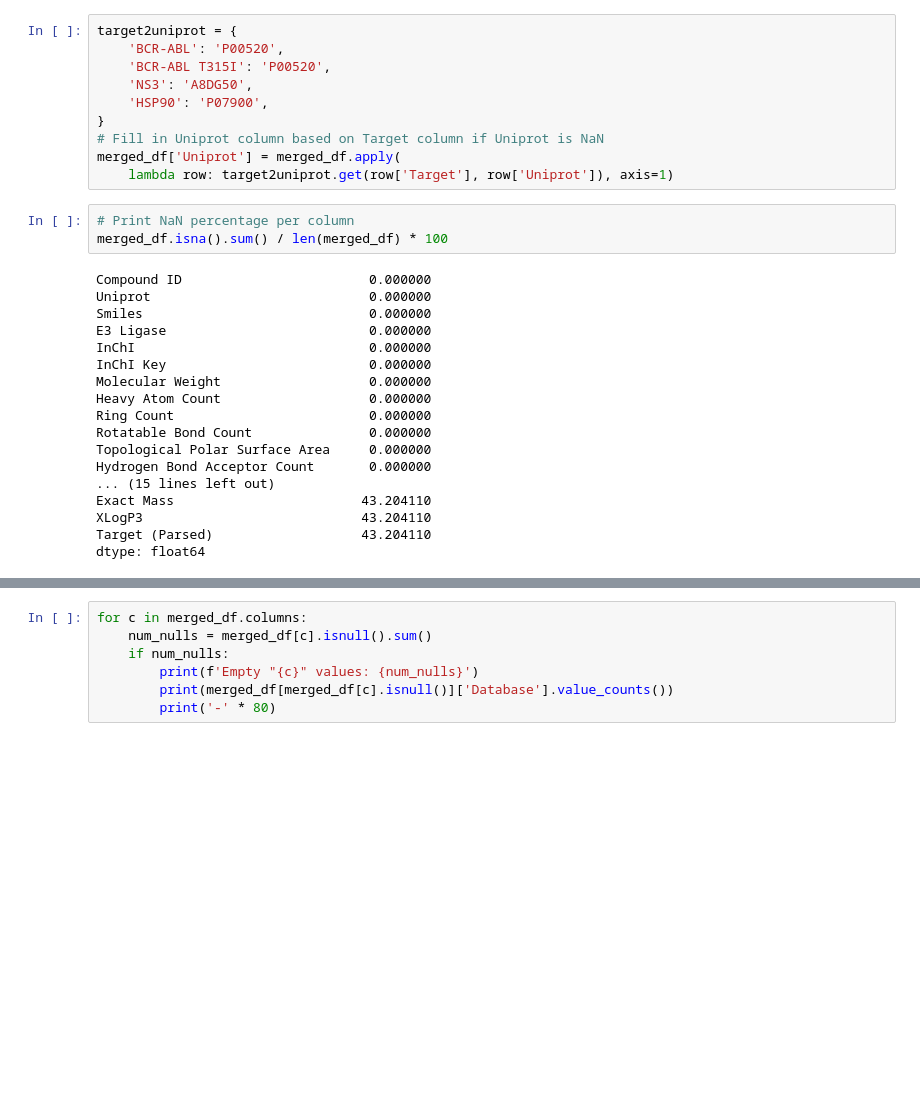
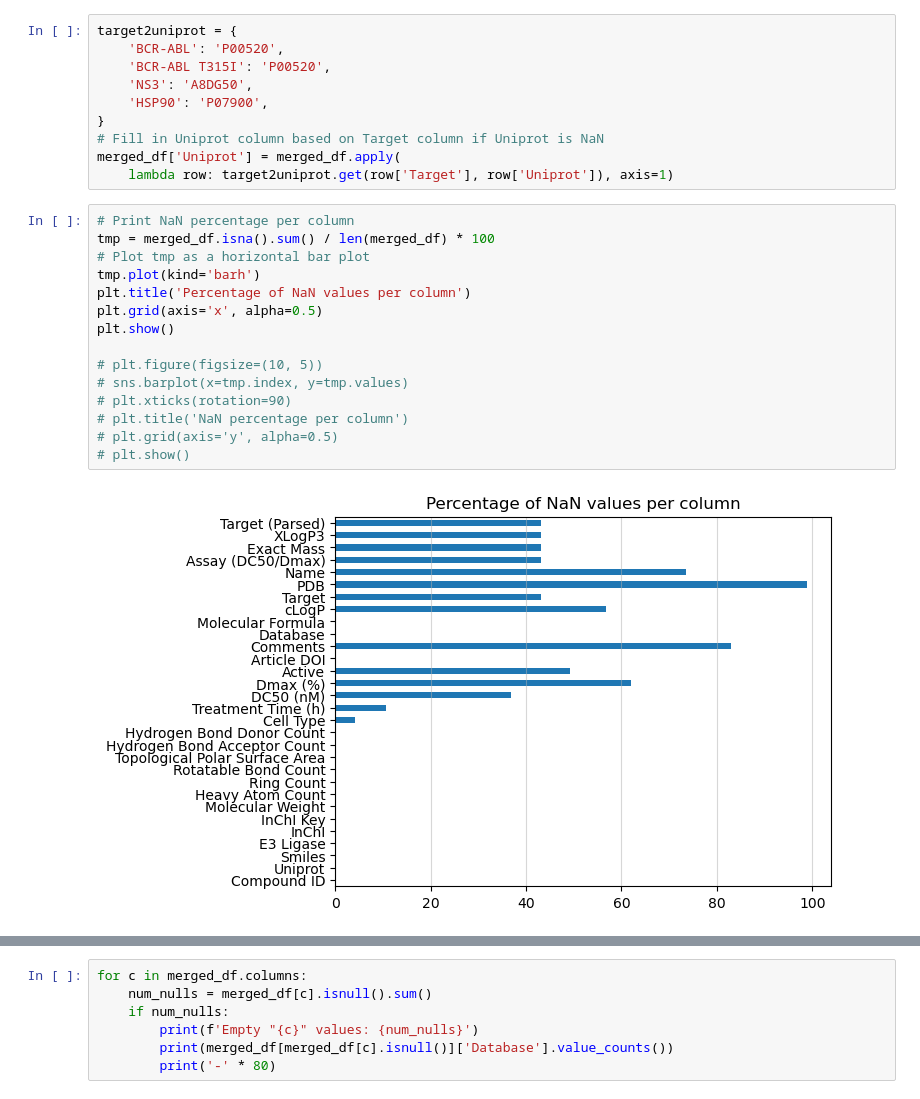
Before and after one commit to ribesstefano/PROTAC-Degradation-Predictor, a Jupyter notebook: notebooks/data_curation.ipynb, the cells around one changed output, grey strips where cells are left out. Saved outputs shown, nothing was run; the diff lists cells and outputs as text; blank space fills up the shorter version.

```diff
--- a/notebooks/data_curation.ipynb
+++ b/notebooks/data_curation.ipynb
@@ -899,24 +907,20 @@ target2uniprot = {
 # Fill in Uniprot column based on Target column if Uniprot is NaN
 merged_df['Uniprot'] = merged_df.apply(
     lambda row: target2uniprot.get(row['Target'], row['Uniprot']), axis=1)
-# %%
-# Print NaN percentage per column
-merged_df.isna().sum() / len(merged_df) * 100
-# %% [output]
-Compound ID                        0.000000
-Uniprot                            0.000000
-Smiles                             0.000000
-E3 Ligase                          0.000000
-InChI                              0.000000
-InChI Key                          0.000000
-Molecular Weight                   0.000000
-Heavy Atom Count                   0.000000
-Ring Count                         0.000000
-Rotatable Bond Count               0.000000
-Topological Polar Surface Area     0.000000
-Hydrogen Bond Acceptor Count       0.000000
-... (15 lines left out)
-Exact Mass                        43.204110
-XLogP3                            43.204110
-Target (Parsed)                   43.204110
-dtype: float64
+# %%
+# Print NaN percentage per column
+tmp = merged_df.isna().sum() / len(merged_df) * 100
+# Plot tmp as a horizontal bar plot
+tmp.plot(kind='barh')
+plt.title('Percentage of NaN values per column')
+plt.grid(axis='x', alpha=0.5)
+plt.show()
+
+# plt.figure(figsize=(10, 5))
+# sns.barplot(x=tmp.index, y=tmp.values)
+# plt.xticks(rotation=90)
+# plt.title('NaN percentage per column')
+# plt.grid(axis='y', alpha=0.5)
+# plt.show()
+# %% [output]
+[figure, added]
```
Also changed, not shown: parts of 13 cells of this notebook, 1 other file.
